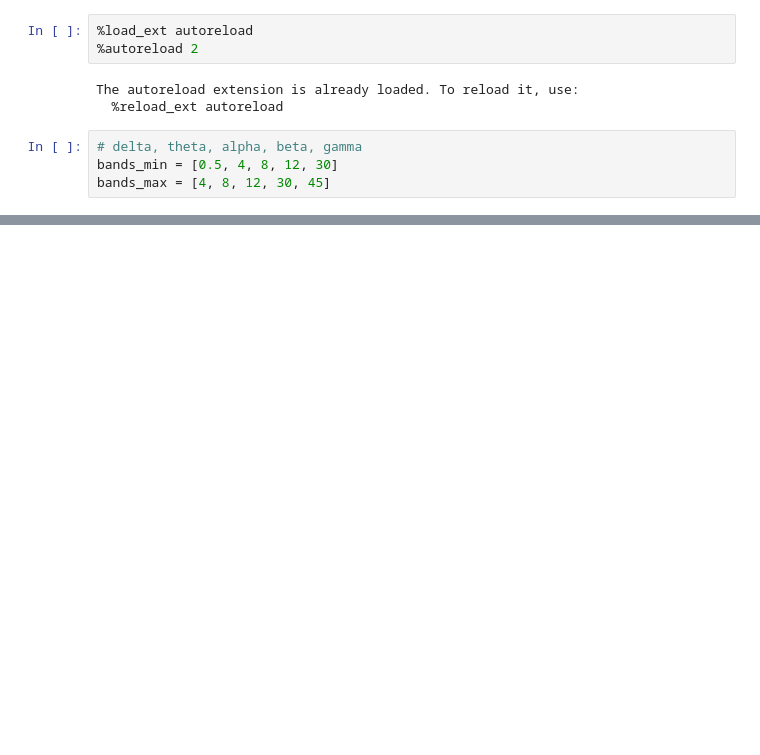
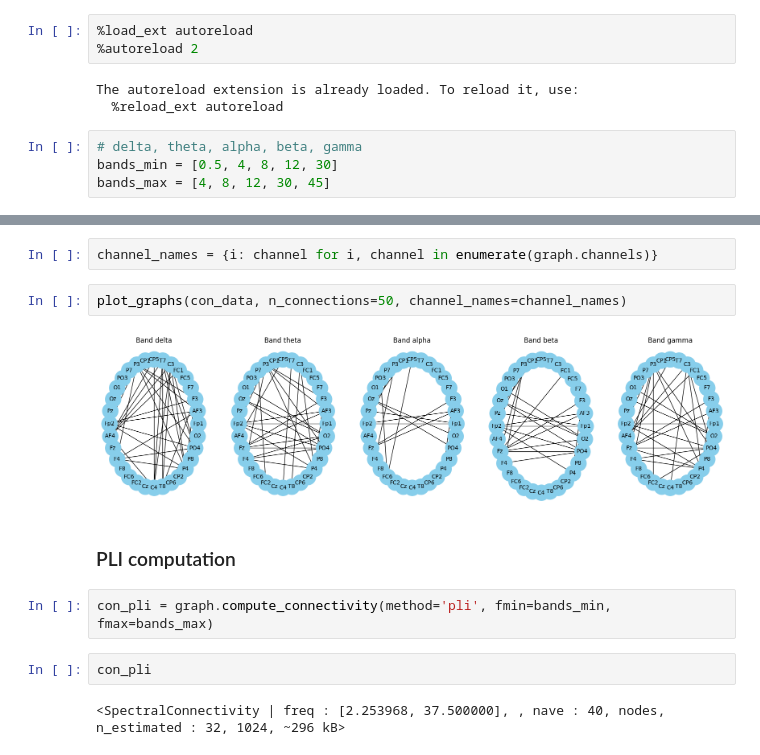
Before and after one commit to h1de0us/mer-eeg-analysis, a Jupyter notebook: connectivity/connectivity-deap.ipynb, the cells around one changed output, grey strips where cells are left out. Drawn from its saved outputs; the diff is of its cells as text; blank space fills up the shorter version.

```diff
--- a/connectivity/connectivity-deap.ipynb
+++ b/connectivity/connectivity-deap.ipynb
@@ -285,0 +47,14 @@ Overwriting src/parse_deap.py
+# %%
+channel_names = {i: channel for i, channel in enumerate(graph.channels)}
+# %%
+plot_graphs(con_data, n_connections=50, channel_names=channel_names)
+# %% [output]
+[figure, added]
+# %% [markdown]
+### PLI computation
+# %%
+con_pli = graph.compute_connectivity(method='pli', fmin=bands_min, fmax=bands_max)
+# %%
+con_pli
+# %% [output]
+<SpectralConnectivity | freq : [2.253968, 37.500000], , nave : 40, nodes, n_estimated : 32, 1024, ~296 kB>
```
Also changed, not shown: parts of 38 cells of this notebook, 4 other files.
